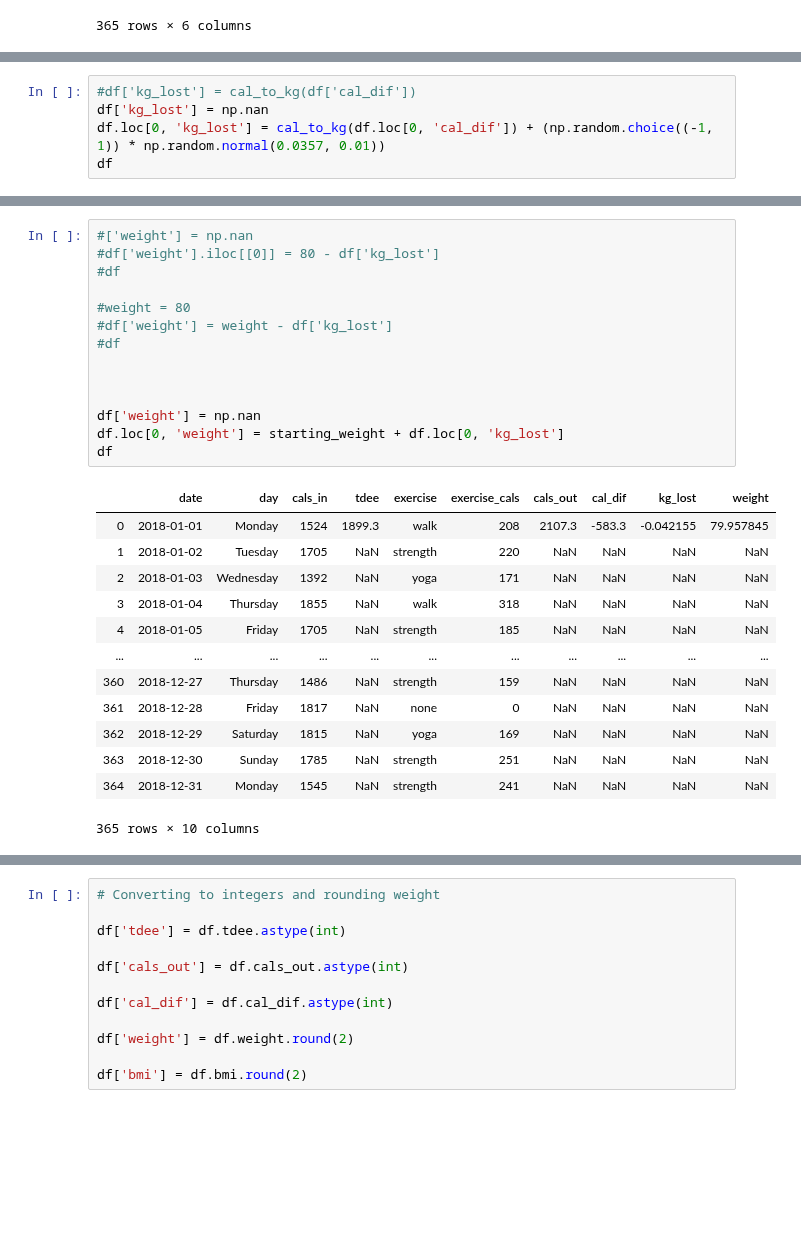
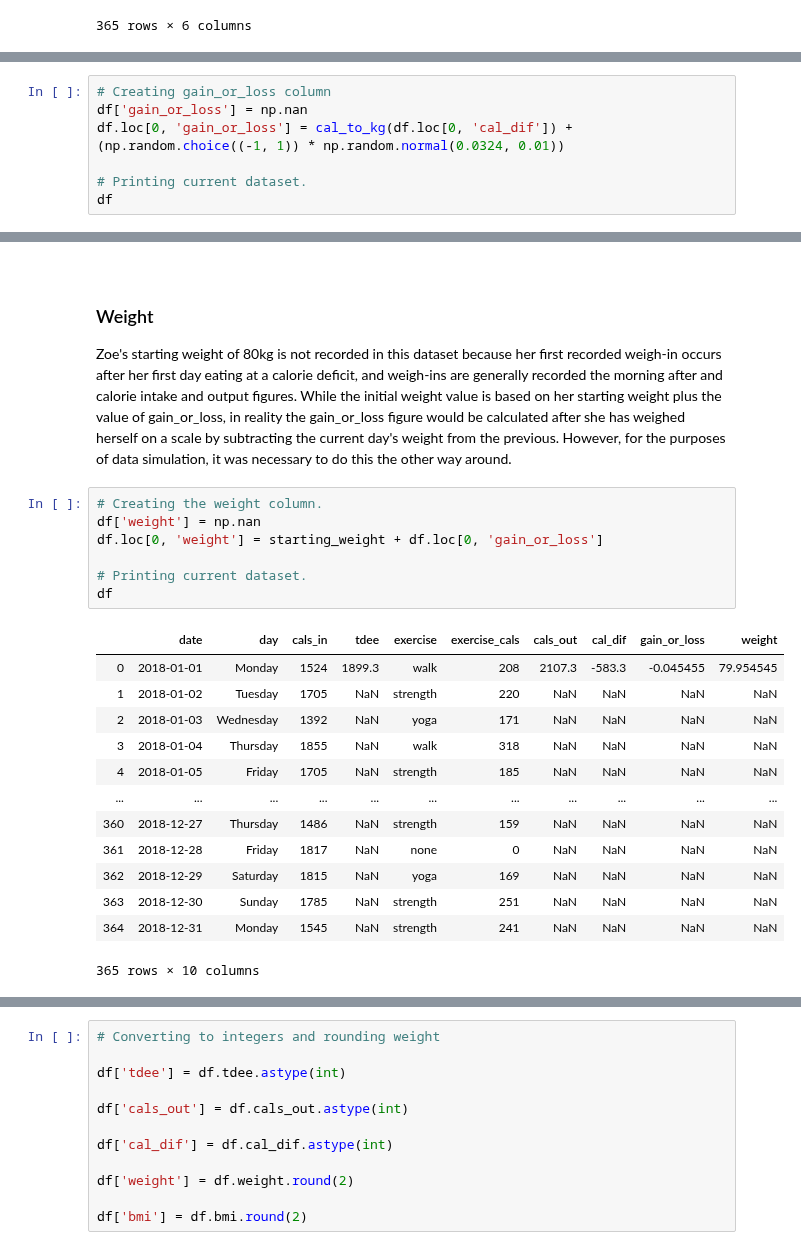
Before and after one commit to jennifer-ryan/data-set-simulation, a Jupyter notebook: Dataset Simulation.ipynb, the cells around one changed output, grey strips where cells are left out. Saved outputs shown, nothing was run; the diff lists cells and outputs as text; blank space fills up the shorter version.

Commit message:
Finished weight columns

```diff
--- a/Dataset Simulation.ipynb
+++ b/Dataset Simulation.ipynb
@@ -564,6 +571,8 @@ A random amount is added to each kg_lost value to account for normal weight vari
 # %%
-#df['kg_lost'] = cal_to_kg(df['cal_dif'])
-df['kg_lost'] = np.nan
-df.loc[0, 'kg_lost'] = cal_to_kg(df.loc[0, 'cal_dif']) + (np.random.choice((-1, 1)) * np.random.normal(0.0357, 0.01))
+# Creating gain_or_loss column
+df['gain_or_loss'] = np.nan
+df.loc[0, 'gain_or_loss'] = cal_to_kg(df.loc[0, 'cal_dif']) + (np.random.choice((-1, 1)) * np.random.normal(0.0324, 0.01))
+
+# Printing current dataset.
 df
 # %% [output]
@@ -580,23 +589,22 @@ df
 | 363 | 2018-12-30 | Sunday | 1785 | NaN | strength | 251 | NaN | NaN | NaN |
 | 364 | 2018-12-31 | Monday | 1545 | NaN | strength | 241 | NaN | NaN | NaN |
 365 rows × 9 columns
+# %% [markdown]
+<br>
+
+### Weight
+
+Zoe's starting weight of 80kg is not recorded in this dataset because her first recorded weigh-in occurs after her first day eating at a calorie deficit, and weigh-ins are generally recorded the morning after and calorie intake and output figures. While the initial weight value is based on her starting weight plus the value of gain_or_loss, in reality the gain_or_loss figure would be calculated after she has weighed herself on a scale by subtracting the current day's weight from the previous. However, for the purposes of data simulation, it was necessary to do this the other way around.
 # %%
-#['weight'] = np.nan
-#df['weight'].iloc[[0]] = 80 - df['kg_lost']
-#df
+# Creating the weight column.
+df['weight'] = np.nan
+df.loc[0, 'weight'] = starting_weight + df.loc[0, 'gain_or_loss']
 
-#weight = 80
-#df['weight'] = weight - df['kg_lost']
-#df
-
-
-
-df['weight'] = np.nan
-df.loc[0, 'weight'] = starting_weight + df.loc[0, 'kg_lost']
+# Printing current dataset.
 df
 # %% [output]
-|  | date | day | cals_in | tdee | exercise | exercise_cals | cals_out | cal_dif | kg_lost | weight |
-| 0 | 2018-01-01 | Monday | 1524 | 1899.3 | walk | 208 | 2107.3 | -583.3 | -0.042155 | 79.957845 |
+|  | date | day | cals_in | tdee | exercise | exercise_cals | cals_out | cal_dif | gain_or_loss | weight |
+| 0 | 2018-01-01 | Monday | 1524 | 1899.3 | walk | 208 | 2107.3 | -583.3 | -0.045455 | 79.954545 |
 | 1 | 2018-01-02 | Tuesday | 1705 | NaN | strength | 220 | NaN | NaN | NaN | NaN |
 | 2 | 2018-01-03 | Wednesday | 1392 | NaN | yoga | 171 | NaN | NaN | NaN | NaN |
 | 3 | 2018-01-04 | Thursday | 1855 | NaN | walk | 318 | NaN | NaN | NaN | NaN |
```
Also changed, not shown: parts of 22 cells of this notebook.
